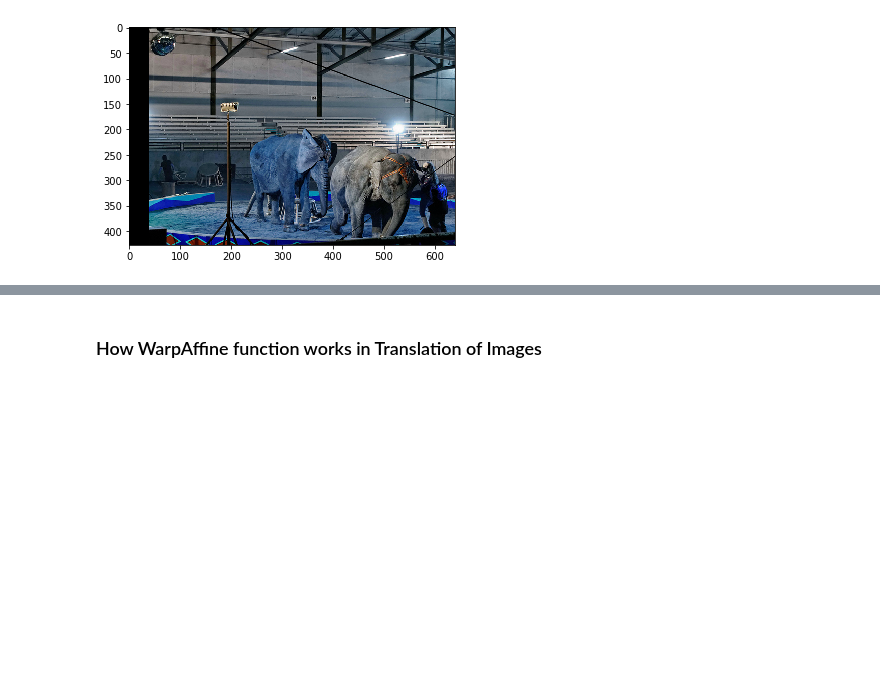
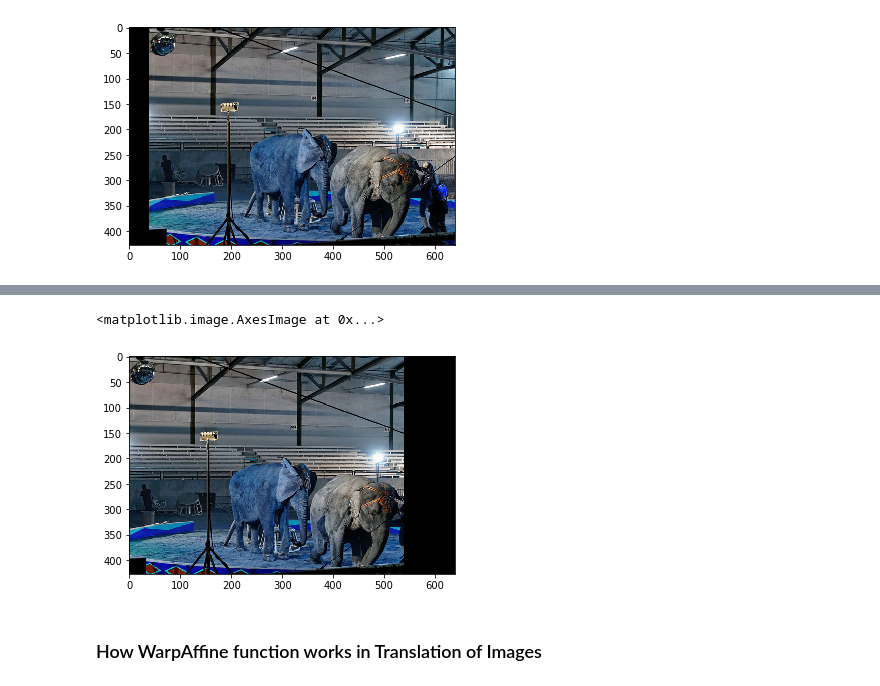
Before and after one commit to Arushi04/Computer-Vision, a Jupyter notebook: Assignment2.ipynb, the cells around one changed output, grey strips where cells are left out. Cells and saved outputs as stored; diff of their text form; code cells hidden in the pictures; blank space fills up the shorter version.

Commit message:
Added method for padding

```diff
--- a/Assignment2.ipynb
+++ b/Assignment2.ipynb
@@ -56,3 +75,23 @@ plt.imshow(new_arr)
+# %%
+#to shift col and rows and appending the padding to it
+
+img = cv2.imread('practice_data/elephants.jpg')
+
+def shift_right(img,k):
+    height = img.shape[0]
+    width = img.shape[1];
+    new_img = img[:,:width-k]
+
+    pad_right = np.zeros((height,k,3), dtype='uint8')
+    img = np.append(new_img,pad_right,axis=1)
+    return img
+
+for i in range(100):
+    new_arr = shift_right(img,100)
+plt.imshow(new_arr)
+# %% [output]
+<matplotlib.image.AxesImage at 0x...>
+[figure, added]
 # %% [markdown]
 ### How WarpAffine function works in Translation of Images
 # %%
```
Also changed, not shown: parts of 2 cells of this notebook.
